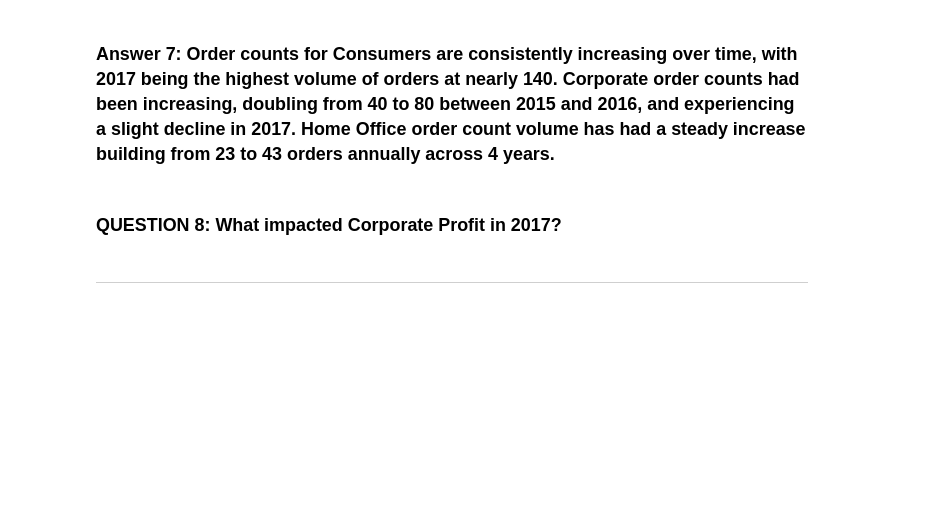
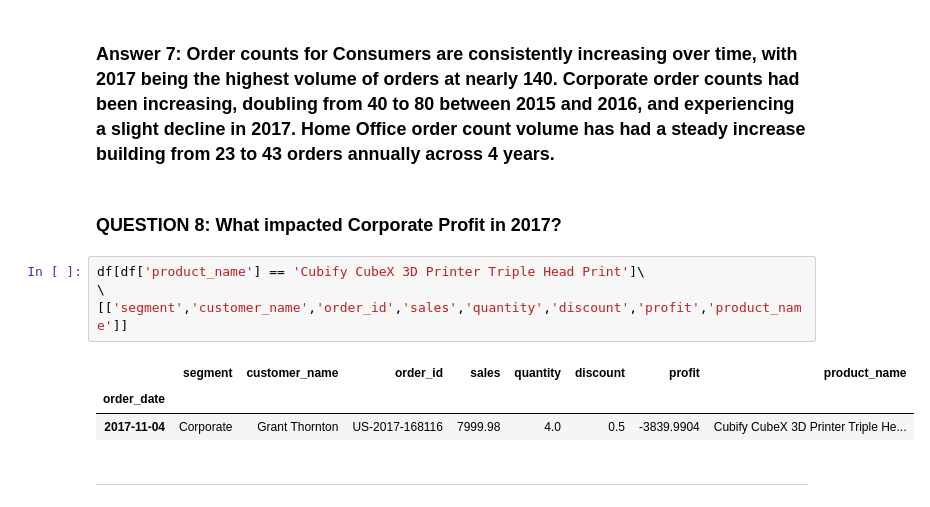
Before and after one commit to long-name-gang/time_series-project, a Jupyter notebook: super_store_final_report.ipynb, the cells around one changed output. Drawn from its saved outputs; the diff is of its cells as text; blank space fills up the shorter version.

```diff
--- a/super_store_final_report.ipynb
+++ b/super_store_final_report.ipynb
@@ -509,6 +570,14 @@ plt.show()
 ### Answer 7: Order counts for Consumers are consistently increasing over time, with 2017 being the highest volume of orders at nearly 140. Corporate order counts had been increasing, doubling from 40 to 80 between 2015 and 2016, and experiencing a slight decline in 2017. Home Office order count volume has had a steady increase building from 23 to 43 orders annually across 4 years.
 # %% [markdown]
 ### QUESTION 8: What impacted Corporate Profit in 2017?
+# %%
+df[df['product_name'] == 'Cubify CubeX 3D Printer Triple Head Print']\
+\
+[['segment','customer_name','order_id','sales','quantity','discount','profit','product_name']]
+# %% [output]
+|  | segment | customer_name | order_id | sales | quantity | discount | profit | product_name |
+| order_date |  |  |  |  |  |  |  |  |
+| 2017-11-04 | Corporate | Grant Thornton | US-2017-168116 | 7999.98 | 4.0 | 0.5 | -3839.9904 | Cubify CubeX 3D Printer Triple He... |
 # %% [markdown]
 ---
 # %% [markdown]
```
Also changed, not shown: parts of 17 cells of this notebook.
